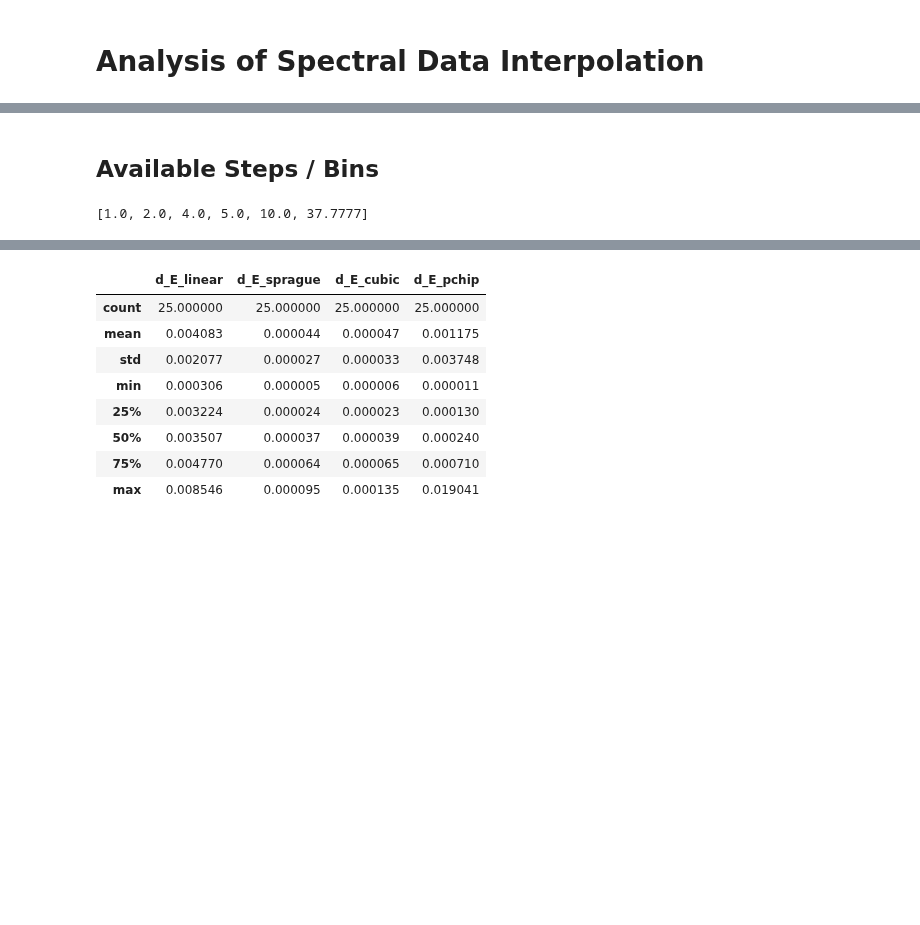
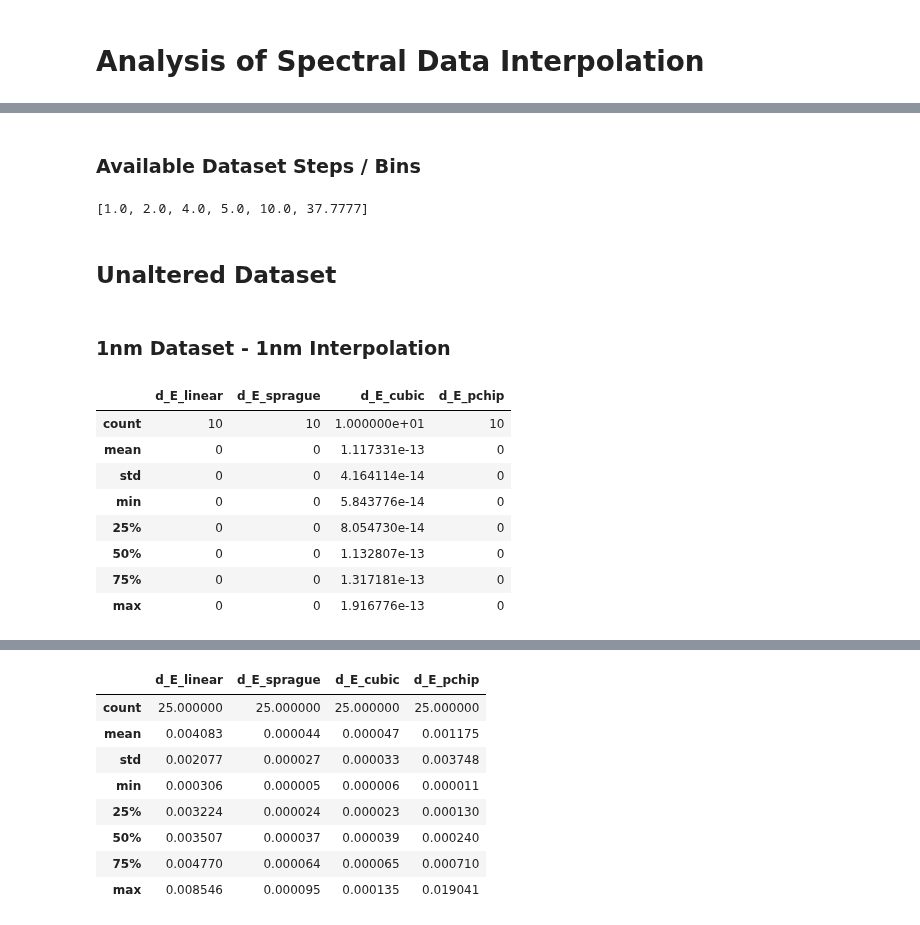
Before and after one commit to colour-science/colour-ramblings, a Jupyter notebook: analysis_of_spectral_data_interpolation.ipynb, the cells around one changed output, grey strips where cells are left out. Cells and saved outputs as stored; diff of their text form; code cells hidden in the pictures; blank space fills up the shorter version.

```diff
--- a/analysis_of_spectral_data_interpolation.ipynb
+++ b/analysis_of_spectral_data_interpolation.ipynb
@@ -355,8 +359,33 @@ def interpolation_data(spds,
 # %%
 dataset = spectral_dataset()
 # %% [markdown]
-## Available Steps / Bins
+### Available Dataset Steps / Bins
 # %%
 print(sorted(list(set([spd.shape.steps for spd in dataset.values()]))))
 # %% [output]
 [1.0, 2.0, 4.0, 5.0, 10.0, 37.7777]
+# %% [markdown]
+## Unaltered Dataset
+# %% [markdown]
+### 1nm Dataset - 1nm Interpolation
+# %%
+# Validating that the interpolation algorithms works as expected and
+# don't modify values they should not alter.
+filtered_dataset_1nm = filter_spectral_dataset(dataset, steps=lambda x: x == 1)
+interpolation_data_1nm = interpolation_data(
+    dict(itertools.islice(filtered_dataset_1nm.items(), 10)))
+
+data_frame_1nm = pandas.DataFrame(interpolation_data_1nm.values(),
+                                  columns=InterpolationData._fields)
+data_frame_1nm.sort(columns='name')
+data_frame_1nm.describe()
+# %% [output]
+|  | d_E_linear | d_E_sprague | d_E_cubic | d_E_pchip |
+| count | 10 | 10 | 1.000000e+01 | 10 |
+| mean | 0 | 0 | 1.117331e-13 | 0 |
+| std | 0 | 0 | 4.164114e-14 | 0 |
+| min | 0 | 0 | 5.843776e-14 | 0 |
+| 25% | 0 | 0 | 8.054730e-14 | 0 |
+| 50% | 0 | 0 | 1.132807e-13 | 0 |
+| 75% | 0 | 0 | 1.317181e-13 | 0 |
+| max | 0 | 0 | 1.916776e-13 | 0 |
```
Also changed, not shown: parts of 23 cells of this notebook.
